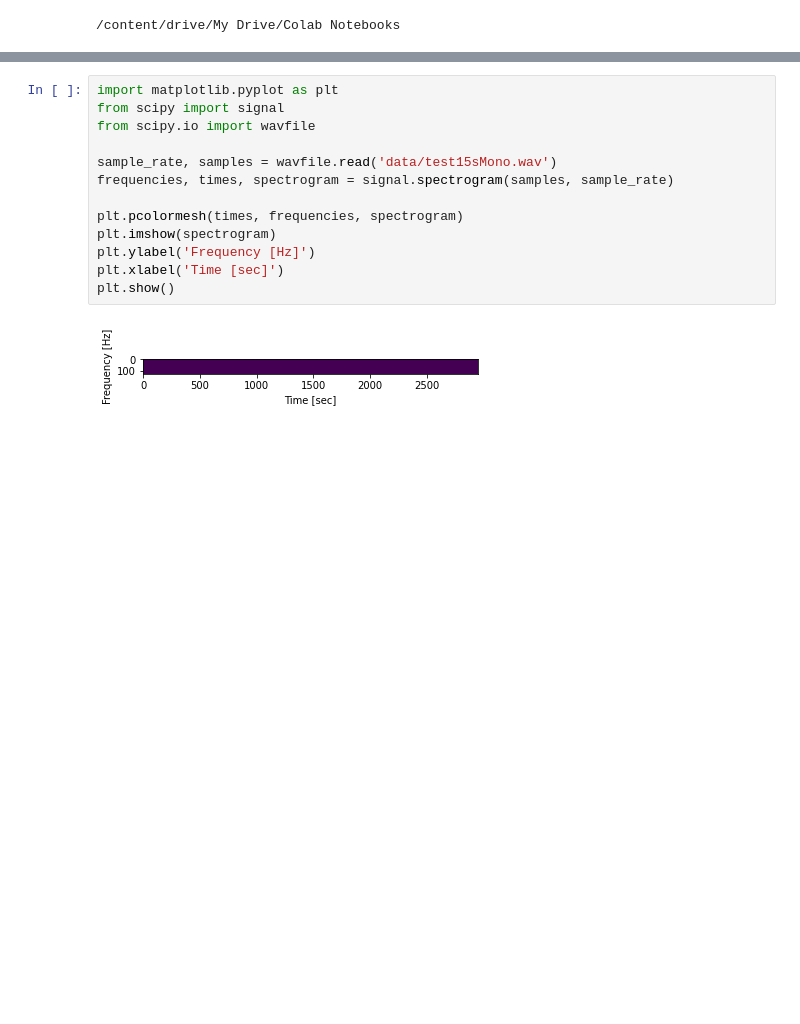
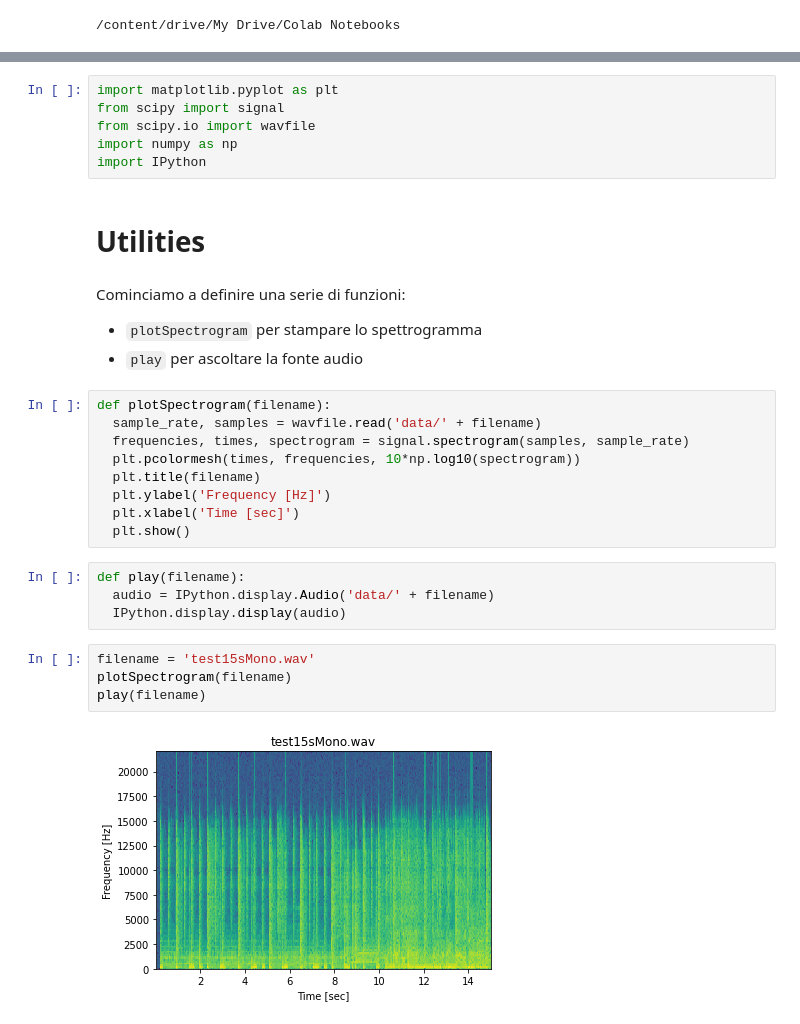
Before and after one commit to lorenzopalaia/Neural-Style-Transfer-and-Genre-Classification, a Jupyter notebook: Progetto_Lab_IA.ipynb, the cells around one changed output, grey strips where cells are left out. Cells and saved outputs as stored; diff of their text form; blank space fills up the shorter version.

```diff
--- a/Progetto_Lab_IA.ipynb
+++ b/Progetto_Lab_IA.ipynb
@@ -12,15 +42,31 @@ Mounted at /content/gdrive
+# %%
+import matplotlib.pyplot as plt
+from scipy import signal
+from scipy.io import wavfile
+import numpy as np
+import IPython
+# %% [markdown]
+# Utilities
+# %% [markdown]
+Cominciamo a definire una serie di funzioni:
+- `plotSpectrogram` per stampare lo spettrogramma
+- `play` per ascoltare la fonte audio
 # %%
-import matplotlib.pyplot as plt
-from scipy import signal
-from scipy.io import wavfile
-
-sample_rate, samples = wavfile.read('data/test15sMono.wav')
-frequencies, times, spectrogram = signal.spectrogram(samples, sample_rate)
-
-plt.pcolormesh(times, frequencies, spectrogram)
-plt.imshow(spectrogram)
-plt.ylabel('Frequency [Hz]')
-plt.xlabel('Time [sec]')
-plt.show()
+def plotSpectrogram(filename):
+  sample_rate, samples = wavfile.read('data/' + filename)
+  frequencies, times, spectrogram = signal.spectrogram(samples, sample_rate)
+  plt.pcolormesh(times, frequencies, 10*np.log10(spectrogram))
+  plt.title(filename)
+  plt.ylabel('Frequency [Hz]')
+  plt.xlabel('Time [sec]')
+  plt.show()
-# %% [output]
-[figure, removed]
+# %%
+def play(filename):
+  audio = IPython.display.Audio('data/' + filename)
+  IPython.display.display(audio)
+# %%
+filename = 'test15sMono.wav'
+plotSpectrogram(filename)
+play(filename)
+# %% [output]
+[figure, added]
```
Also changed, not shown: parts of 7 cells of this notebook.
